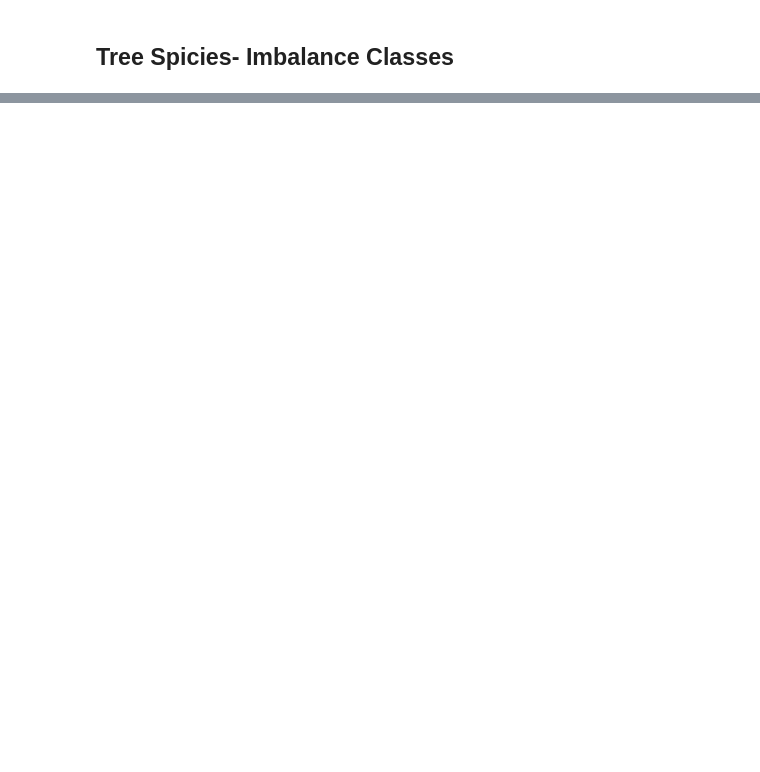
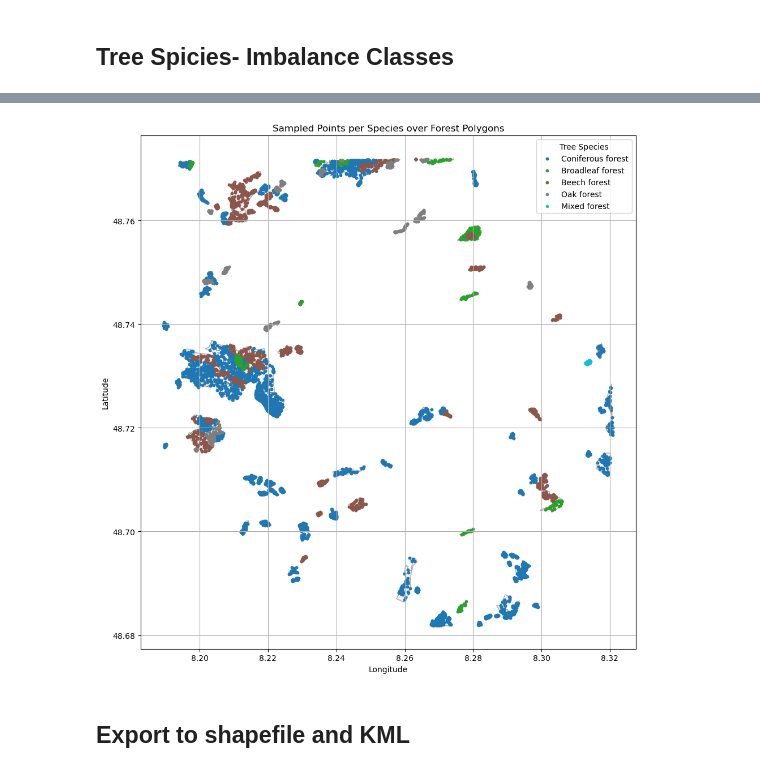
Before and after one commit to kisalchandula/Forest-monitoring-ML, a Jupyter notebook: Preprocessing/data_cleaning.ipynb, the cells around one changed output, grey strips where cells are left out. Drawn from its saved outputs; the diff is of its cells as text; code cells hidden in the pictures; blank space fills up the shorter version.

```diff
--- a/Preprocessing/data_cleaning.ipynb
+++ b/Preprocessing/data_cleaning.ipynb
@@ -227,0 +215,31 @@ plt.show()
+# %%
+import matplotlib.pyplot as plt
+
+def plot_sampled_points_colored_by_species(polygons_gdf, points_gdf, category_column='spicies'):
+    fig, ax = plt.subplots(figsize=(12, 10))
+
+    # Plot forest polygons
+    polygons_gdf.plot(ax=ax, facecolor='lightgrey', edgecolor='black', alpha=0.3)
+
+    # Plot each species with a unique color
+    species_list = points_gdf[category_column].unique()
+    colors = plt.cm.get_cmap('tab10', len(species_list))
+
+    for idx, species in enumerate(species_list):
+        species_points = points_gdf[points_gdf[category_column] == species]
+        species_points.plot(ax=ax, color=colors(idx), label=species, markersize=10)
+
+    # Map decorations
+    plt.title('Sampled Points per Species over Forest Polygons')
+    plt.xlabel('Longitude')
+    plt.ylabel('Latitude')
+    plt.legend(title='Tree Species')
+    plt.grid(True)
+    plt.tight_layout()
+    plt.show()
+# %%
+plot_sampled_points_colored_by_species(combined_gdf, sampled_points_gdf, category_column='spicies')
+# %% [output]
+[figure, added]
+# %% [markdown]
+## Export to shapefile and KML
```
Also changed, not shown: parts of 22 cells of this notebook.
